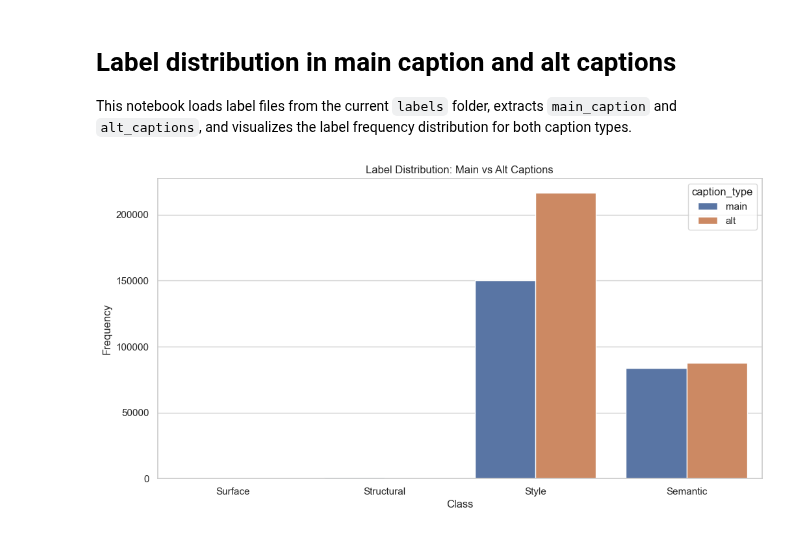
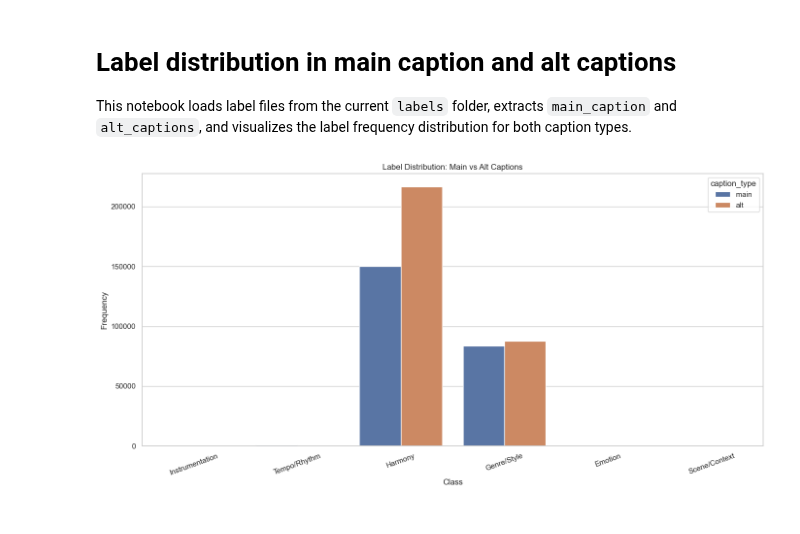
Before and after one commit to TheodoredaCunha/MuLiX, a Jupyter notebook: labels/visualize_label_distribution.ipynb, the cells around one changed output. Drawn from its saved outputs; the diff is of its cells as text; code cells hidden in the pictures.

Commit message:
hybrid label generation

```diff
--- a/labels/visualize_label_distribution.ipynb
+++ b/labels/visualize_label_distribution.ipynb
@@ -3,71 +3,84 @@
 
 This notebook loads label files from the current `labels` folder, extracts `main_caption` and `alt_captions`, and visualizes the label frequency distribution for both caption types.
 # %%
-from pathlib import Path
+from collections import Counter
 import json
-from collections import Counter
 import matplotlib.pyplot as plt
 import seaborn as sns
 import pandas as pd
 
 sns.set(style="whitegrid")
 
-# load files directly
+# load files
 with open("main_caption_classes.json", "r") as f:
     main_caption_classes = json.load(f)
 
 with open("alt_caption_classes.json", "r") as f:
     alt_caption_classes = json.load(f)
 
-# flatten
-main_labels = [label for caption in main_caption_classes for label in caption]
-alt_labels = [label for caption in alt_caption_classes for label in caption]
+# flatten multi-label structure
+def flatten_labels(caption_classes):
+    flat = []
+    for caption in caption_classes:
+        for sentence_labels in caption:
+            if isinstance(sentence_labels, list):
+                flat.extend(sentence_labels)
+            else:
+                flat.append(sentence_labels)
+    return flat
 
-# count
+main_labels = flatten_labels(main_caption_classes)
+alt_labels = flatten_labels(alt_caption_classes)
+
+# count labels
 main_counts = Counter(main_labels)
 alt_counts = Counter(alt_labels)
 
-# convert to dataframe
+label_names = {
+    0: "Instrumentation",
+    1: "Tempo/Rhythm",
+    2: "Harmony",
+    3: "Genre/Style",
+    4: "Emotion",
+    5: "Scene/Context"
+}
+
+# build dataframe
 combined = []
 
-for label, count in main_counts.items():
+for label in range(6):
     combined.append({
-        "label": label,
+        "label": label_names[label],
         "caption_type": "main",
-        "count": count
+        "count": main_counts.get(label, 0)
     })
 
-for label, count in alt_counts.items():
     combined.append({
-        "label": label,
+        "label": label_names[label],
         "caption_type": "alt",
-        "count": count
+        "count": alt_counts.get(label, 0)
     })
 
 combined_df = pd.DataFrame(combined)
 
 # plot
-plt.figure(figsize=(12, 6))
+plt.figure(figsize=(14, 7))
+
 sns.barplot(
     data=combined_df,
     x="label",
     y="count",
     hue="caption_type"
 )
 
-plt.xticks([0,1,2,3], [
-    "Surface",
-    "Structural",
-    "Style",
-    "Semantic"
-])
-
 plt.title("Label Distribution: Main vs Alt Captions")
 plt.xlabel("Class")
 plt.ylabel("Frequency")
+plt.xticks(rotation=20)
+plt.tight_layout()
 plt.show()
 # %% [output]
-[figure, old version]
+[figure, new version]
 # %%
 import json
 from collections import defaultdict
```
Also changed, not shown: parts of 1 cell of this notebook, 4 other files.
